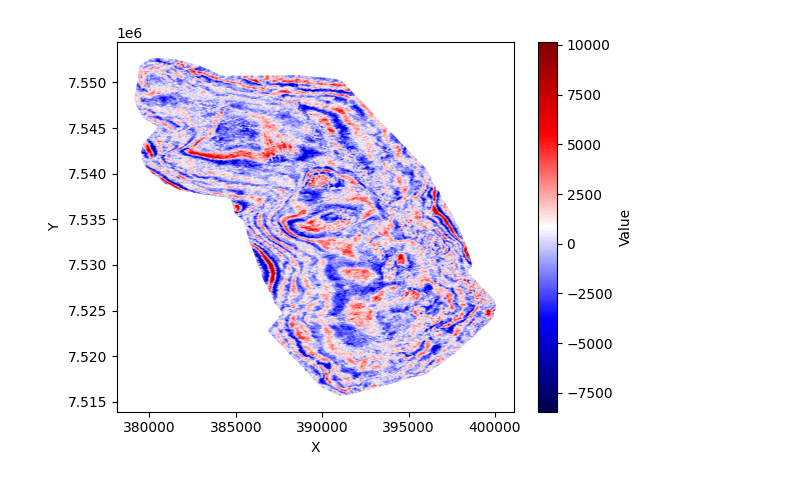
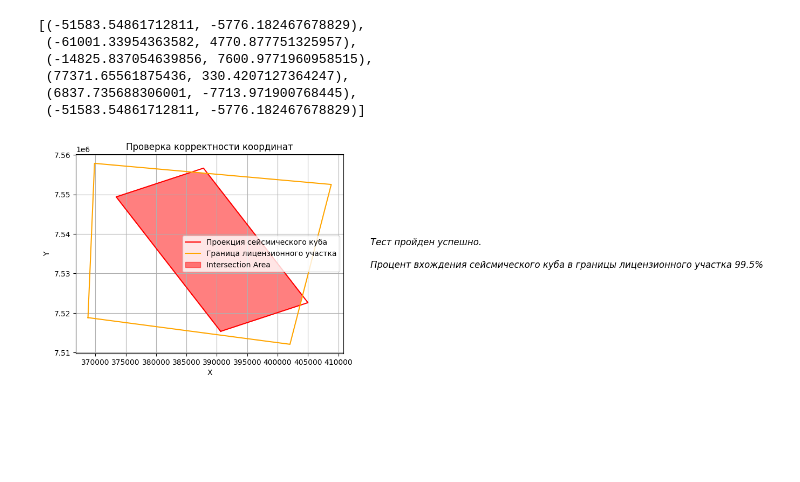
Before and after one commit to Salnikov-MaX/QA_QC_proj, a Jupyter notebook: workflow.ipynb, the cells around one changed output. Drawn from its saved outputs; the diff is of its cells as text; code cells hidden in the pictures; blank space fills up the shorter version.

```diff
--- a/workflow.ipynb
+++ b/workflow.ipynb
@@ -73,4 +6,0 @@ plot_2d_plane(coordinate_x[~mask], coordinate_y[~mask], seismic_cube[~mask][:, 0
-# %%
-plot_2d_plane(coordinate_x[~mask], coordinate_y[~mask], seismic_cube[~mask][:, 117])
-# %% [output]
-[figure, removed]
@@ -76,0 +76,25 @@ plot_2d_plane(coordinate_x[~mask], coordinate_y[~mask], seismic_cube[~mask][:, 1
+# %%
+file_path = 'data/Глубинный куб NP cropped'
+# Example usage:
+num_sides = 5
+min_side_length = 1
+max_side_length = 5
+x_coords, y_coords = generate_random_nonintersecting_polygon(num_sides, min_side_length, max_side_length)
+
+license_area_poly = list(zip(x_coords*5000, y_coords*500))
+license_area_poly
+# %% [output]
+[(-51583.54861712811, -5776.182467678829),
+ (-61001.33954363582, 4770.877751325957),
+ (-14825.837054639856, 7600.9771960958515),
+ (77371.65561875436, 330.4207127364247),
+ (6837.735688306001, -7713.971900768445),
+ (-51583.54861712811, -5776.182467678829)]
+# %%
+seism_data_qa_qc = QA_QC_seismic(file_path)
+# %%
+seism_data_qa_qc.license_area_poly = add_noise_to_polygon(build_polygon_from_points(seism_data_qa_qc.coordinate_x, seism_data_qa_qc.coordinate_y), noise_factor=5000)
+
+seism_data_qa_qc.coordinate_validation()
+# %% [output]
+[figure, added]
```
Also changed, not shown: parts of 8 cells of this notebook, 1 other file.
